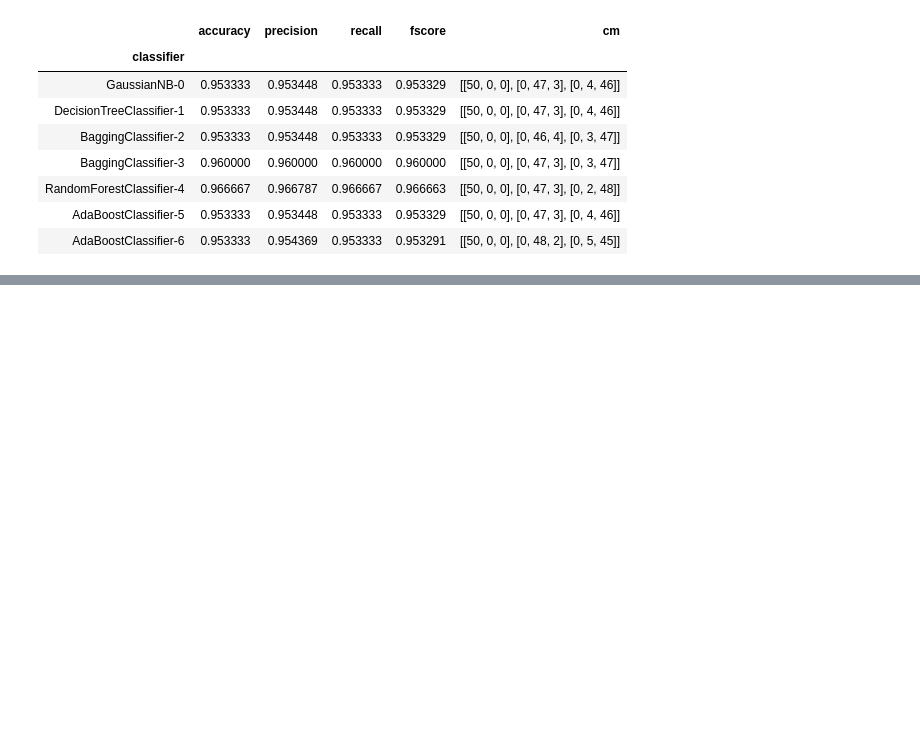
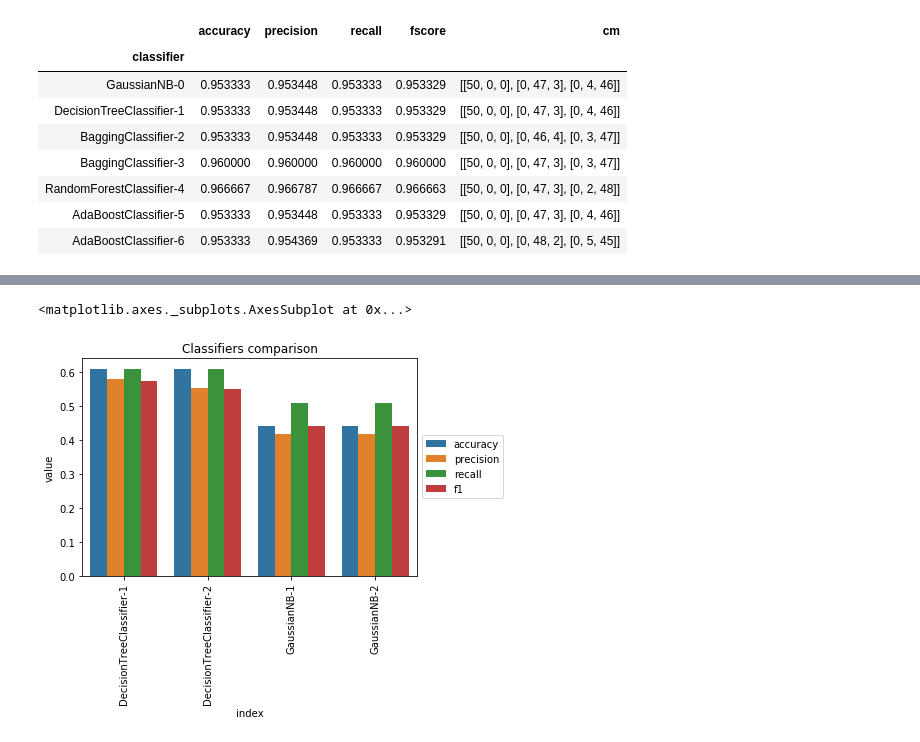
Before and after one commit to xenteros/data-science-training, a Jupyter notebook: Ensembles.ipynb, the cells around one changed output, grey strips where cells are left out. Saved outputs shown, nothing was run; the diff lists cells and outputs as text; code cells hidden in the pictures; blank space fills up the shorter version.

```diff
--- a/Ensembles.ipynb
+++ b/Ensembles.ipynb
@@ -732,0 +761,7 @@ df
+# %%
+from sklearn.tree import DecisionTreeClassifier
+from sklearn.model_selection import StratifiedKFold
+
+X, y, classes = read_dataset('glass', 'Type', 'ID')
+
+cross_val(DecisionTreeClassifier(), StratifiedKFold(9), X, y, standardize=True)
@@ -732,0 +783,13 @@ df
+# %%
+# wersja z defaultdict
+from collections import defaultdict
+
+def test_classifiers_dd(classifiers, kfold, X, y, standardize=True):
+    results = {}
+    identifiers = defaultdict(int)
+    for index, clf in enumerate(classifiers):
+        accuracy, precision, recall, f1 = cross_val(clf, kfold, X, y, standardize)
+        identifiers[clf.__class__.__name__] += 1
+        results[f'{clf.__class__.__name__}-{identifiers[clf.__class__.__name__]}'] = [accuracy, precision, recall, f1]
+    df = pd.DataFrame.from_dict(results, orient='index', columns=['accuracy', 'precision', 'recall', 'f1'])
+    return df
@@ -732,0 +812,17 @@ df
+# %%
+import seaborn as sns
+
+def plot_results(result_df, title='Classifiers comparison'):
+    melted_df = pd.melt(result_df.reset_index(), id_vars='index', var_name='metric')
+    g = sns.barplot(x='index', y='value', hue='metric', data=melted_df)
+    g.set_title(title)
+    g.tick_params('x', rotation=90)
+    g.legend(loc='center left', bbox_to_anchor=(1, 0.5))
+    return g
+# %%
+df = test_classifiers_dd([DecisionTreeClassifier(), DecisionTreeClassifier(), GaussianNB(), GaussianNB()], StratifiedKFold(9),
+                     X, y)
+plot_results(df)
+# %% [output]
+<matplotlib.axes._subplots.AxesSubplot at 0x...>
+[figure, added]
```
Also changed, not shown: parts of 6 cells of this notebook.
